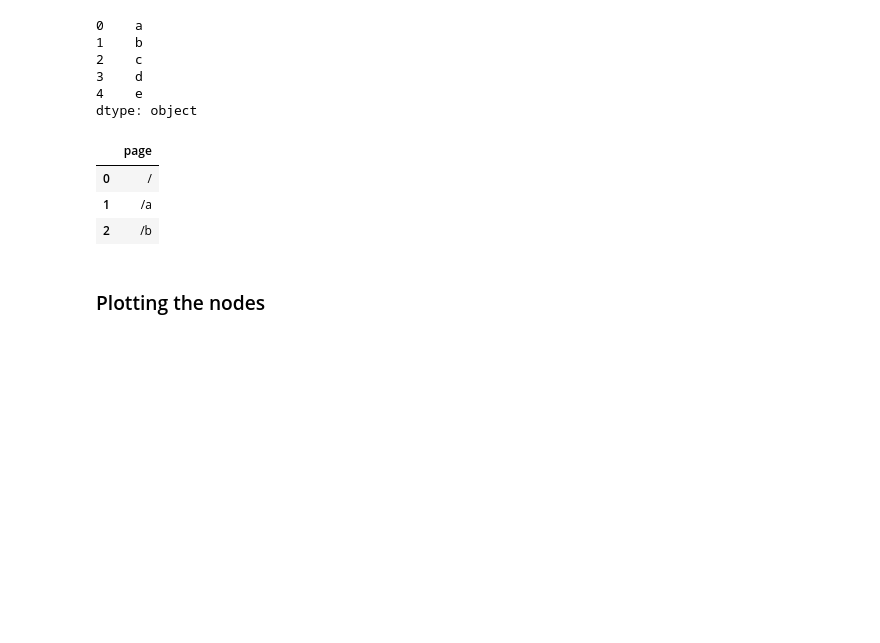
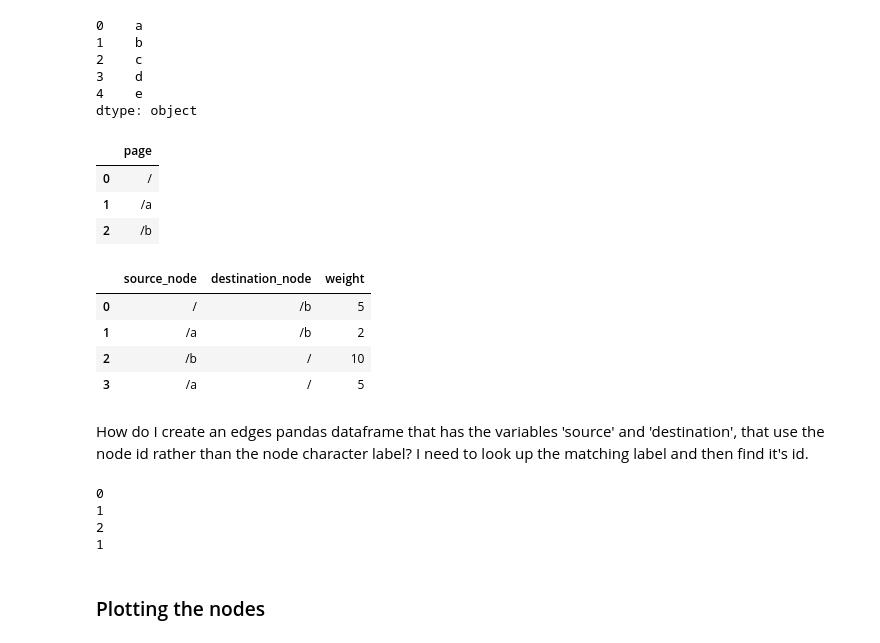
Before and after one commit to alphagov/govuk-network-data, a Jupyter notebook: notebooks/network_viz.ipynb, the cells around one changed output. Cells and saved outputs as stored; diff of their text form; code cells hidden in the pictures; blank space fills up the shorter version.

```diff
--- a/notebooks/network_viz.ipynb
+++ b/notebooks/network_viz.ipynb
@@ -158,6 +163,28 @@ nodes
 # %%
 #and an edges list which uses node label; source and destination
 # need to convert into indexes from nodes
+edges = {'source_node': ['/', '/a', '/b', '/a'],
+        'destination_node': ['/b', '/b', '/', '/'],
+        'weight': [5, 2, 10, 5]}
+# the data is actually read in from csv
+edges = pd.DataFrame.from_dict(edges)
+edges
+# %% [output]
+|  | source_node | destination_node | weight |
+| 0 | / | /b | 5 |
+| 1 | /a | /b | 2 |
+| 2 | /b | / | 10 |
+| 3 | /a | / | 5 |
+# %% [markdown]
+How do I create an edges pandas dataframe that has the variables 'source' and 'destination', that use the node id rather than the node character label? I need to look up the matching label and then find it's id.
+# %%
+for i in edges["source_node"]:
+    print(nodes[nodes.page == i].index.values.astype(int)[0])
+# %% [output]
+0
+1
+2
+1
 # %% [markdown]
 ### Plotting the nodes
 # %% [markdown]
```
Also changed, not shown: parts of 2 cells of this notebook.
